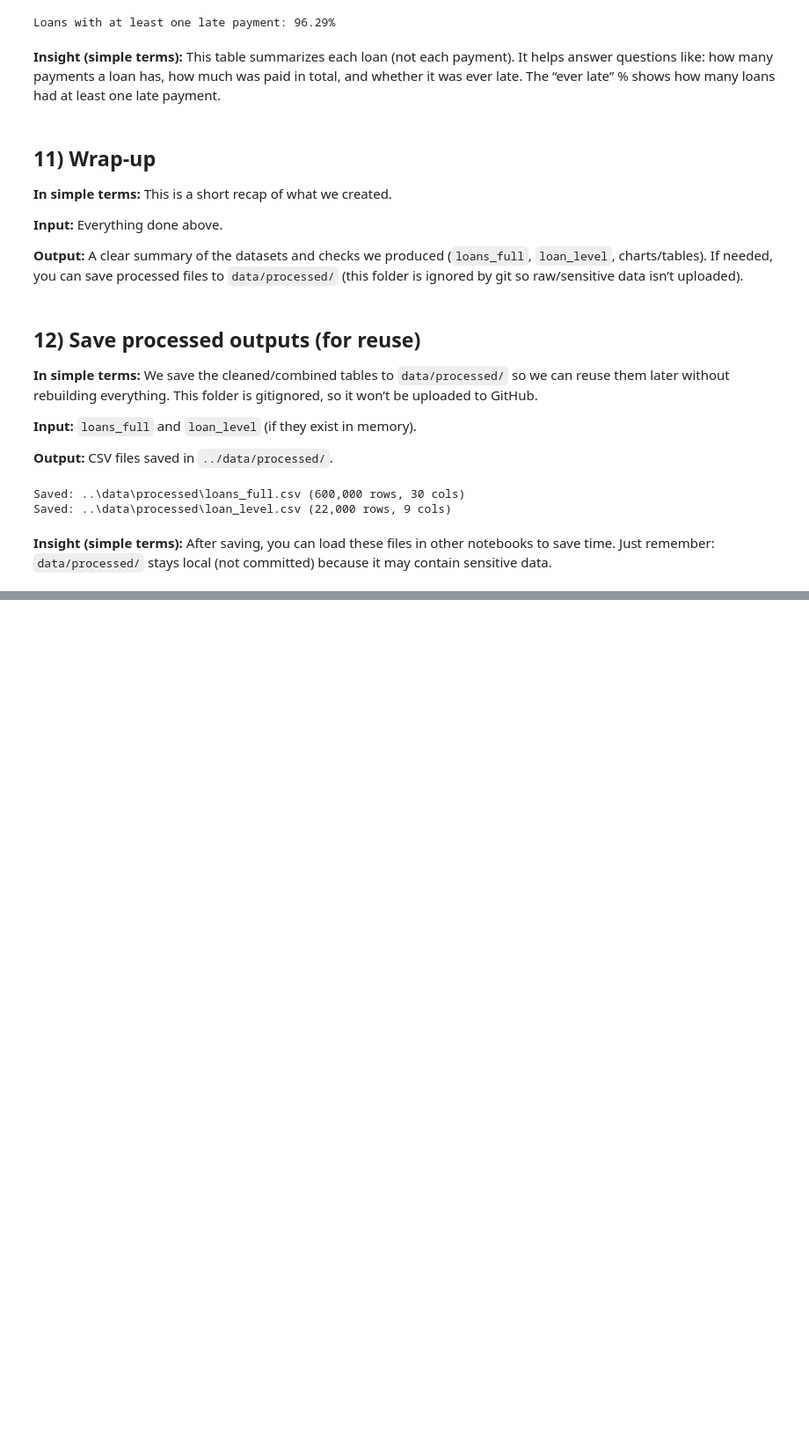
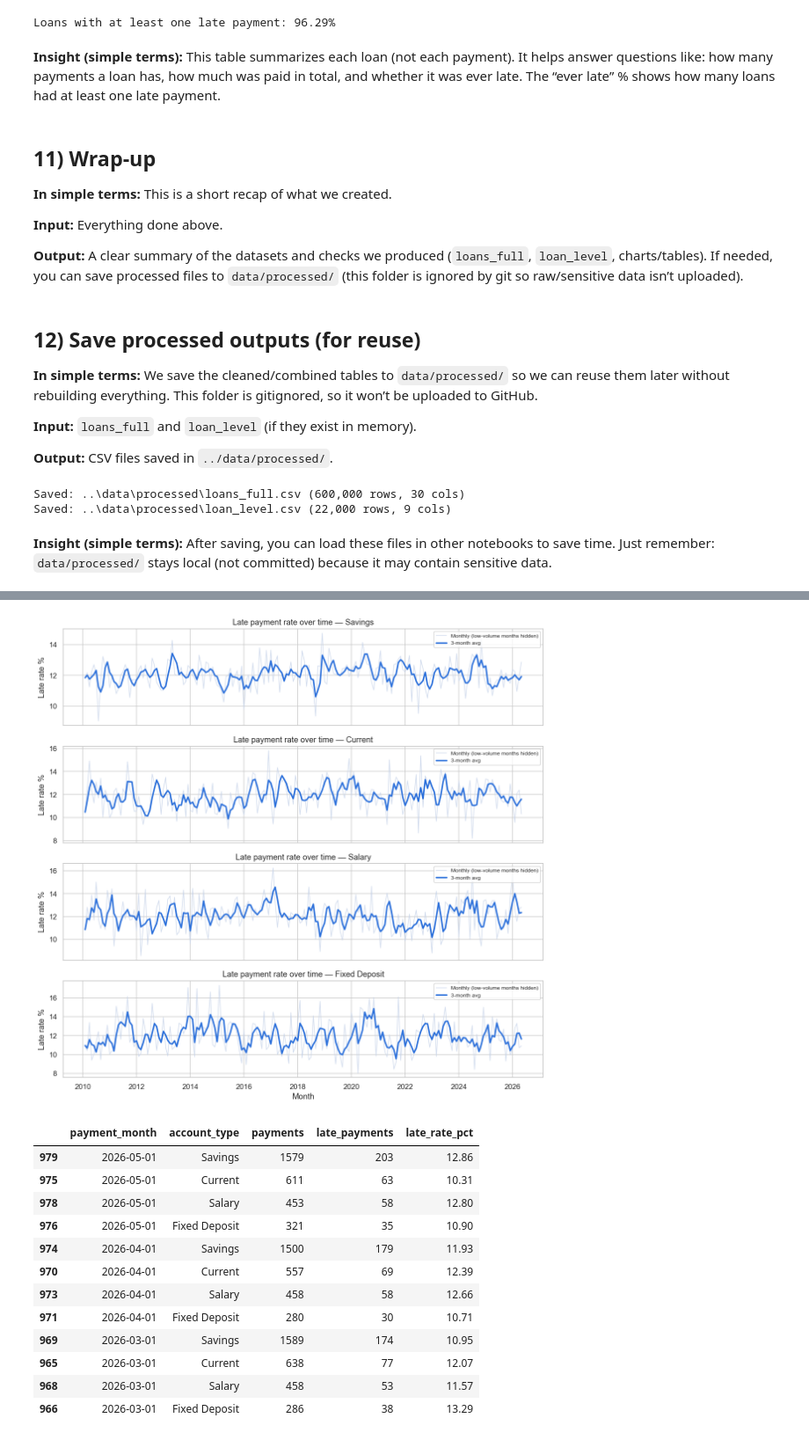
Before and after one commit to ConradNats/Banking-data-analysis, a Jupyter notebook: notebooks/02_loan_repayment.ipynb, the cells around one changed output, grey strips where cells are left out. Shown at 88% size. Cells and saved outputs as stored; diff of their text form; code cells hidden in the pictures; blank space fills up the shorter version.

```diff
--- a/notebooks/02_loan_repayment.ipynb
+++ b/notebooks/02_loan_repayment.ipynb
@@ -28,6 +28,10 @@ pd.set_option('display.max_columns', 100)
 pd.set_option('display.float_format', '{:.2f}'.format)
 
 raw_path = "../data/raw"
+
+from pathlib import Path
+FIG_DIR = Path('../reports/figures')
+FIG_DIR.mkdir(parents=True, exist_ok=True)
 # %% [markdown]
 ## 1) Load data
 
@@ -461,6 +465,8 @@ for c in cols:
     axes[1].set_xlabel(c)
 
     plt.tight_layout()
+    if c in ['amount_paid','balance','annual_income','credit_score']:
+        plt.savefig(FIG_DIR / f'outlier_dist_{c}.png', bbox_inches='tight')
     plt.show()
 # %% [output]
 [figure]
@@ -732,0 +748,11 @@ Saved: ..\data\processed\loan_level.csv (22,000 rows, 9 cols)
+# %%
+import matplotlib.pyplot as plt
+import seaborn as sns
+
+sns.set_theme(style='whitegrid', context='notebook')
+plt.rcParams['figure.dpi'] = 110
+
+# Pick best available state column (branch vs customer)
+state_col = 'state_branch' if 'state_branch' in loans_full.columns else ('state' if 'state' in loans_full.columns else None)
+print('Using state column:', state_col)
+print('Has account_type:', 'account_type' in loans_full.columns)
@@ -732,0 +770,62 @@ Saved: ..\data\processed\loan_level.csv (22,000 rows, 9 cols)
+# %%
+def monthly_late_rate_by(df, segment, min_total_payments=5000, top_n=4, min_monthly_payments=100):
+    if 'payment_date' not in df.columns or 'late_payment_flag' not in df.columns or segment not in df.columns:
+        print(f'Skipping {segment}: required columns missing')
+        return None, None, []
+    tmp = df.dropna(subset=['payment_date']).copy()
+    tmp['payment_month'] = tmp['payment_date'].dt.to_period('M').dt.to_timestamp()
+    g = tmp.groupby(['payment_month', segment], dropna=False).agg(
+        payments=('late_payment_flag', 'size'),
+        late_payments=('late_payment_flag', 'sum')
+    ).reset_index()
+    g['late_rate_%'] = (g['late_payments'] / g['payments'] * 100)
+
+    # Keep segments with enough overall volume for storytelling
+    seg_totals = g.groupby(segment)['payments'].sum().sort_values(ascending=False)
+    eligible = seg_totals[seg_totals >= min_total_payments].head(top_n).index.tolist()
+    if not eligible:
+        eligible = seg_totals.head(min(top_n, len(seg_totals))).index.tolist()
+    g_plot = g[g[segment].isin(eligible)].copy()
+    # Suppress unstable points in plotting (keep in data)
+    g_plot.loc[g_plot['payments'] < min_monthly_payments, 'late_rate_%'] = np.nan
+    # Smooth with 3-month rolling average per segment for readability
+    g_plot = g_plot.sort_values(['payment_month', segment])
+    g_plot['late_rate_roll3_%'] = g_plot.groupby(segment)['late_rate_%'].transform(lambda s: s.rolling(3, min_periods=1).mean())
+    return g, g_plot, eligible
+
+# Account type - small multiples for readability
+if 'account_type' in loans_full.columns:
+    g_all, g_plot, picked = monthly_late_rate_by(loans_full, 'account_type', min_total_payments=3000, top_n=4)
+    if g_plot is not None and not g_plot.empty:
+        fig, axes = plt.subplots(len(picked), 1, figsize=(11, 2.6 * len(picked)), sharex=True)
+        if len(picked) == 1:
+            axes = [axes]
+        for ax, seg in zip(axes, picked):
+            d = g_plot[g_plot['account_type'] == seg]
+            ax.plot(d['payment_month'], d['late_rate_%'], color='#c7d4ea', linewidth=1, alpha=0.8, label='Monthly (low-volume months hidden)')
+            ax.plot(d['payment_month'], d['late_rate_roll3_%'], color='#2a6fdb', linewidth=2.2, label='3-month avg')
+            ax.set_title(f'Late payment rate over time — {seg}')
+            ax.set_ylabel('Late rate %')
+            ax.legend(loc='upper right', fontsize=8)
+        axes[-1].set_xlabel('Month')
+        plt.tight_layout()
+        plt.savefig(FIG_DIR / 'late_rate_by_account_type.png', bbox_inches='tight')
+        plt.show()
+        # Summary table: recent months for picked segments
+        recent = g_all[g_all['account_type'].isin(picked)].sort_values(['payment_month','payments'], ascending=[False, False]).head(12)
+        display(recent.assign(late_rate_pct=lambda x: x['late_rate_%'].round(2))[['payment_month','account_type','payments','late_payments','late_rate_pct']])
+# %% [output]
+[figure, added]
+|  | payment_month | account_type | payments | late_payments | late_rate_pct |
+| 979 | 2026-05-01 | Savings | 1579 | 203 | 12.86 |
+| 975 | 2026-05-01 | Current | 611 | 63 | 10.31 |
+| 978 | 2026-05-01 | Salary | 453 | 58 | 12.80 |
+| 976 | 2026-05-01 | Fixed Deposit | 321 | 35 | 10.90 |
+| 974 | 2026-04-01 | Savings | 1500 | 179 | 11.93 |
+| 970 | 2026-04-01 | Current | 557 | 69 | 12.39 |
+| 973 | 2026-04-01 | Salary | 458 | 58 | 12.66 |
+| 971 | 2026-04-01 | Fixed Deposit | 280 | 30 | 10.71 |
+| 969 | 2026-03-01 | Savings | 1589 | 174 | 10.95 |
+| 965 | 2026-03-01 | Current | 638 | 77 | 12.07 |
+| 968 | 2026-03-01 | Salary | 458 | 53 | 11.57 |
+| 966 | 2026-03-01 | Fixed Deposit | 286 | 38 | 13.29 |
```
Also changed, not shown: parts of 9 cells of this notebook, 7 other files.
